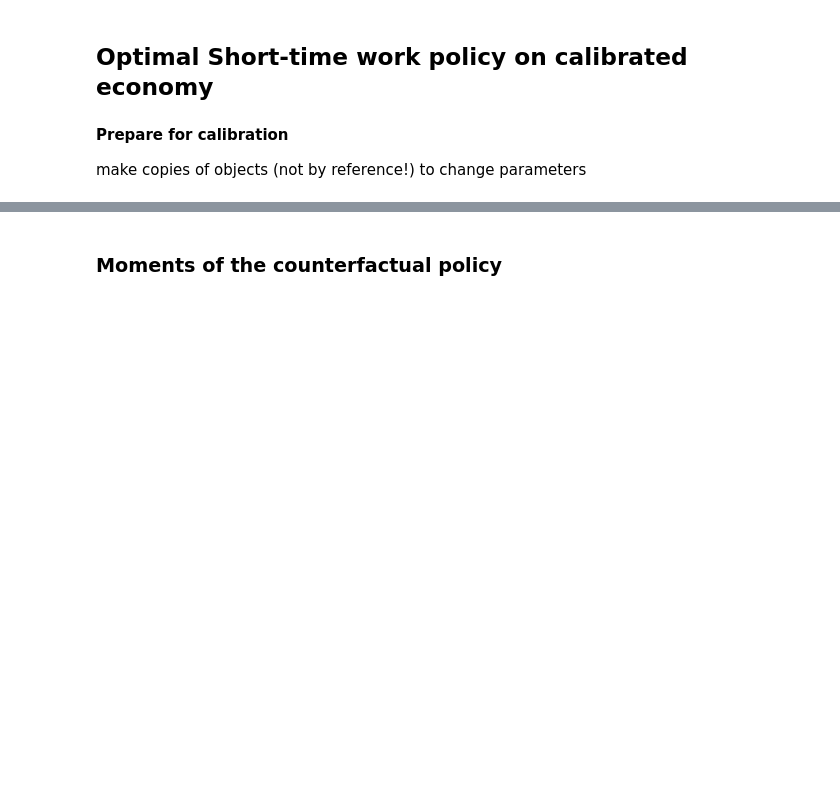
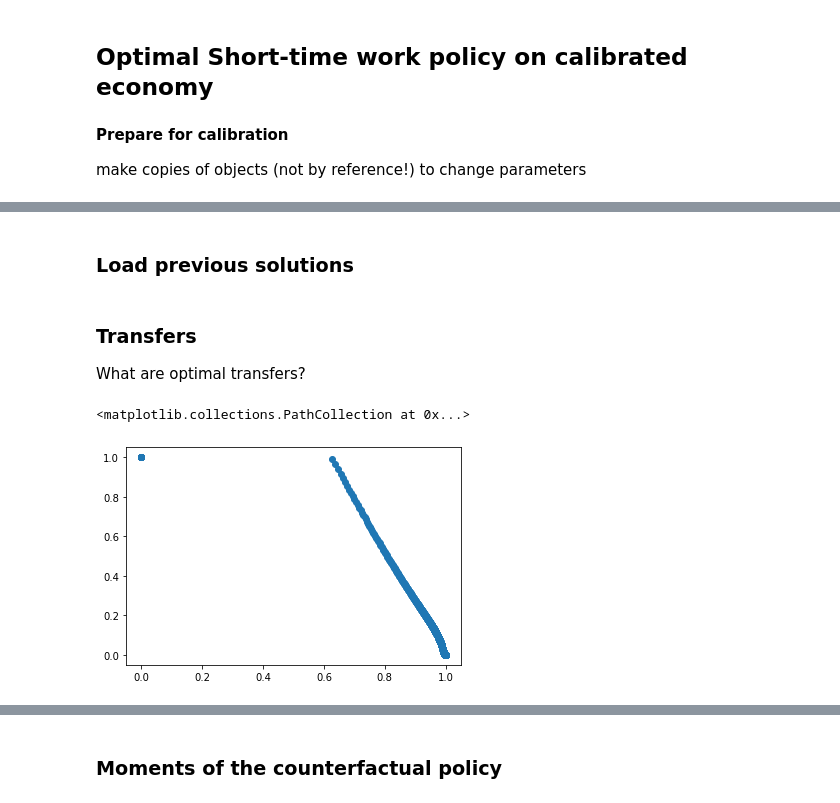
Before and after one commit to SZuzek/Shorttimework, a Jupyter notebook: main.ipynb, the cells around one changed output, grey strips where cells are left out. Cells and saved outputs as stored; diff of their text form; code cells hidden in the pictures; blank space fills up the shorter version.

```diff
--- a/main.ipynb
+++ b/main.ipynb
@@ -557,0 +573,2 @@ if __name__ ==  '__main__':
+# %% [markdown]
+### Load previous solutions
@@ -557,0 +579,14 @@ if __name__ ==  '__main__':
+# %% [markdown]
+### Transfers
+
+What are optimal transfers?
+# %%
+rel_transfers =  np.array(c[0].stw_.t)/(c[0].stw_.U - c[0].stw_.search)
+# %%
+hours = np.array(c[0].stw_.q)
+rel_hours = np.array(c[0].stw_.q)/c[0].stw_.qeff.reshape(1,-1)
+# %%
+plt.scatter(rel_hours, rel_transfers)
+# %% [output]
+<matplotlib.collections.PathCollection at 0x...>
+[figure, added]
```
Also changed, not shown: parts of 32 cells of this notebook, 12 other files.
